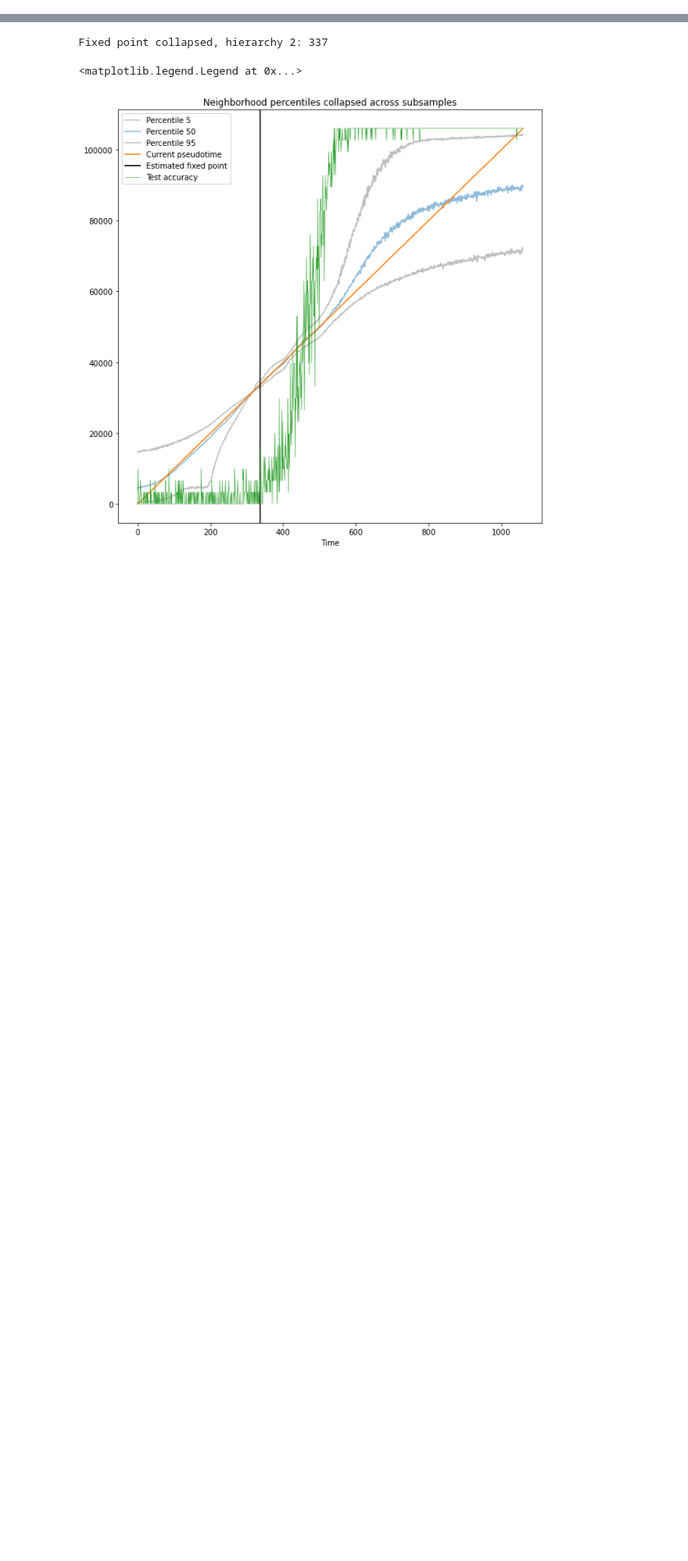
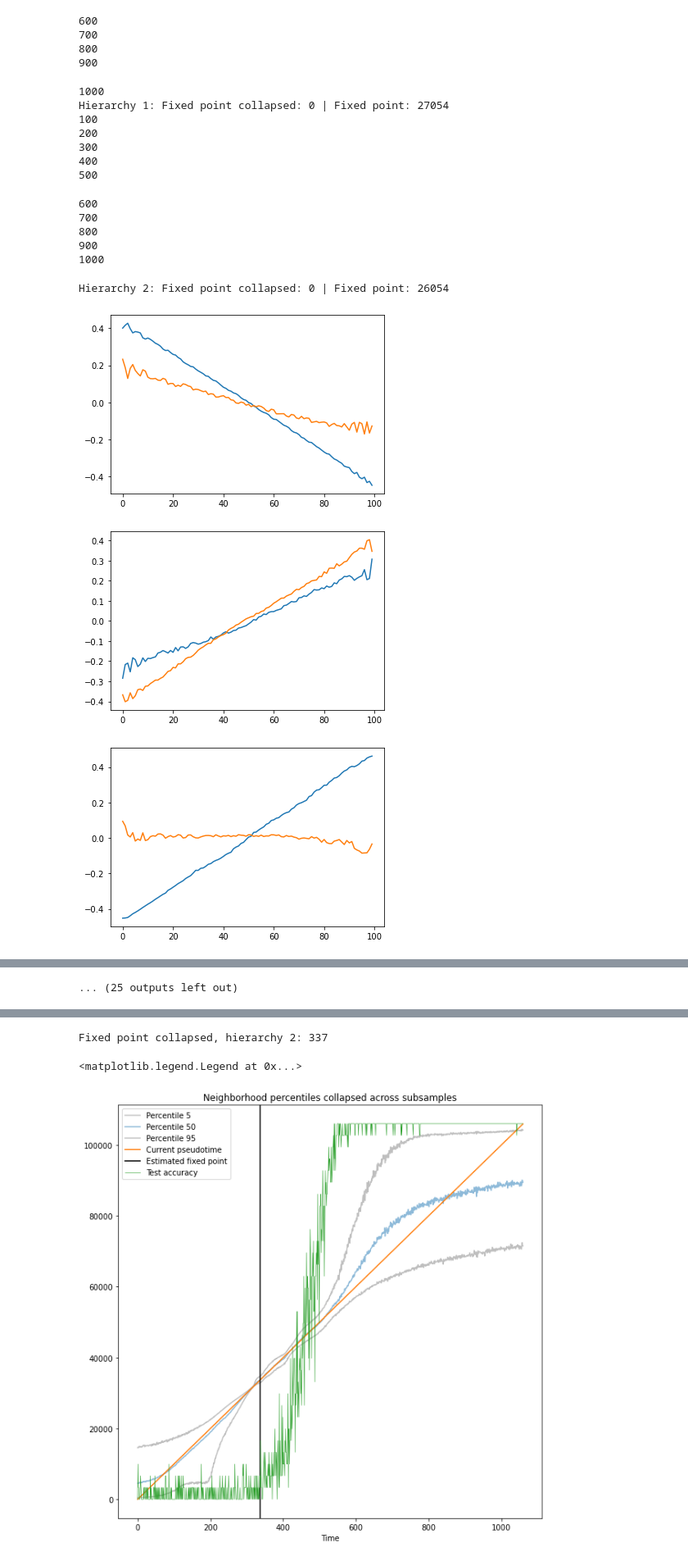
Before and after one commit to eghbalhosseini/neural_manifolds, a Jupyter notebook: KNN_analysis_func_standardize_eh_edit.ipynb, the cells around one changed output, grey strips where cells are left out. Shown at 82% size. Drawn from its saved outputs; the diff is of its cells as text; code cells hidden in the pictures; blank space fills up the shorter version.

```diff
--- a/KNN_analysis_func_standardize_eh_edit.ipynb
+++ b/KNN_analysis_func_standardize_eh_edit.ipynb
@@ -14,30 +14,36 @@ import argparse
 import matplotlib.pyplot as plt
 import pandas as pd
 import matplotlib.cm as cm
+from sklearn import manifold
 
 ROOTDIR = '/mindhive/evlab/u/Shared/Greta_Eghbal_manifolds/'
 RESULTDIR = '/mindhive/evlab/u/Shared/Greta_Eghbal_manifolds/results'
-model_identifier = 'linear_NN-tree_nclass=64_nobj=64000_nhier=6_beta=0.000161_sigma=5.0_nfeat=936-train_test-fixed'
+# model_identifier = 'linear_NN-tree_nclass=64_nobj=64000_nhier=6_beta=0.0923671_sigma=5.0_nfeat=936-train_test-fixed'
+# model_identifier = 'linear_NN-tree_nclass=64_nobj=64000_nhier=6_beta=0.0923671_sigma=5.0_nfeat=936-train_test-fixed'
+model_identifier = 'NN-tree_nclass=64_nobj=64000_nhier=6_beta=0.000161_sigma=5.0_nfeat=936-train_test-fixed'
 train_identifier = 'epochs-10_batch-32_lr-0.01_momentum-0.5_init-gaussian_std-1e-06'
 analyze_identifier = 'mftma-exm_per_class=50-proj=False-rand=True-kappa=1e-08-n_t=300-n_rep=5'
 
 ## Helper functions ##
-#def moving_average(x, w):
-#    return np.convolve(x, np.ones(w), 'valid') / w
-
 def moving_average(x,w):
     w_min=1#int(np.floor(w/2))
     return pd.Series(x).rolling(w, min_periods=w_min).mean()
+
 av_window=10
 # %%
 ## SPECS ALL ##
 #layers = ['layer_1_Linear', 'laxyer_2_Linear', 'layer_3_Linear'] # 'layer_0_Input'
-layers = ['layer_1_Linear']
+layers = ['layer_3_Linear']
 hier_idxs = np.arange(6)
+v = 'v2'
+n_components = 2
 
 for layer in layers:
     print(f'\n___________ Layer: {layer}____________')
+    method = manifold.MDS(n_components, max_iter=100, n_init=1)
     for hier_idx in hier_idxs:
+        if hier_idx == 3:
+            break
         num_subsamples = 100
         k = 100
         # hier_idx = 5
@@ -48,7 +54,7 @@ for layer in layers:
         p_array = [5, 50, 95]
 
         knn_identifier = f'knn_k={k}_subsamples={num_subsamples}'
-        pkl_name = f'layer={layer}_hier={hier_idx}.pkl'
+        pkl_name = f'layer={layer}_hier={hier_idx}_with_data.pkl'
 
         SAVEDIR = os.path.join(ROOTDIR, 'analyze', knn_identifier, model_identifier, train_identifier)
         PLOTDIR = os.path.join(ROOTDIR, 'results', knn_identifier, model_identifier, train_identifier)
@@ -61,7 +67,14 @@ for layer in layers:
         D = data['D']
         I = data['I']
         I_stand = I/np.max(I)
+        I_collap = np.mean(I_stand.reshape(-1, num_subsamples, k),axis=1) # collapse across subsamples
         epochs = data['epochs']
+
+        for i in np.arange(100,1060, 100):
+            print(i)
+            plt.figure()
+            Y = method.fit_transform(I_collap[i:i+100])
+            plt.plot(Y)
 
         D_k_mean = np.mean(D,axis=1)
         D_k_mean_collapsed = np.mean(D_k_mean.reshape(-1, num_subsamples),axis=1)
@@ -94,0 +123,20 @@ FileNotFoundError: [Errno 2] No such file or directory: '/mindhive/evlab/u/Share
+600
+700
+800
+900
+1000
+Hierarchy 1: Fixed point collapsed: 0 | Fixed point: 27054
+100
+200
+300
+400
+500
+600
+700
+800
+900
+1000
+Hierarchy 2: Fixed point collapsed: 0 | Fixed point: 26054
+[figure, added]
+[figure, added]
+[figure, added]
@@ -94,0 +145 @@ FileNotFoundError: [Errno 2] No such file or directory: '/mindhive/evlab/u/Share
+... (25 outputs left out)
```
Also changed, not shown: parts of 18 cells of this notebook, 1 other file.
